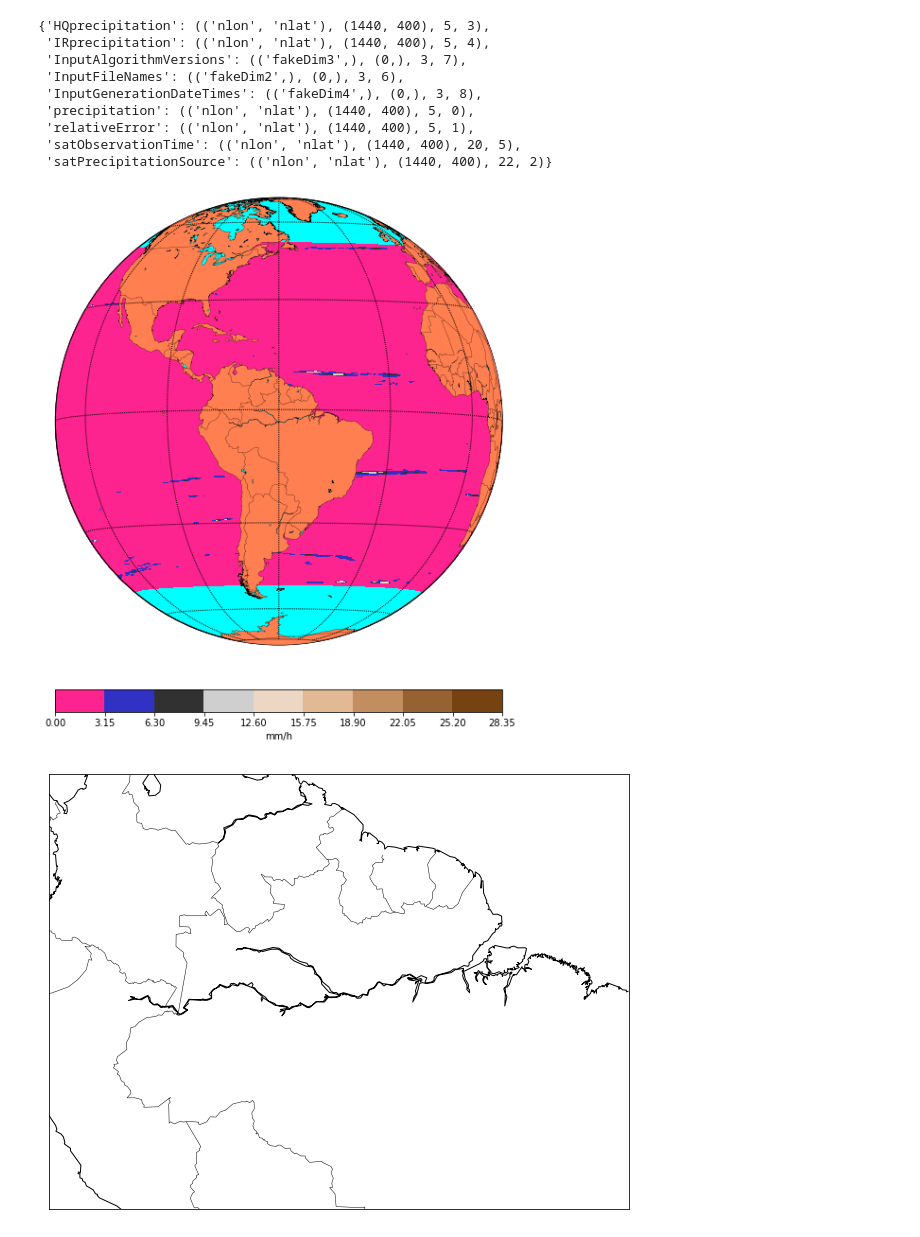
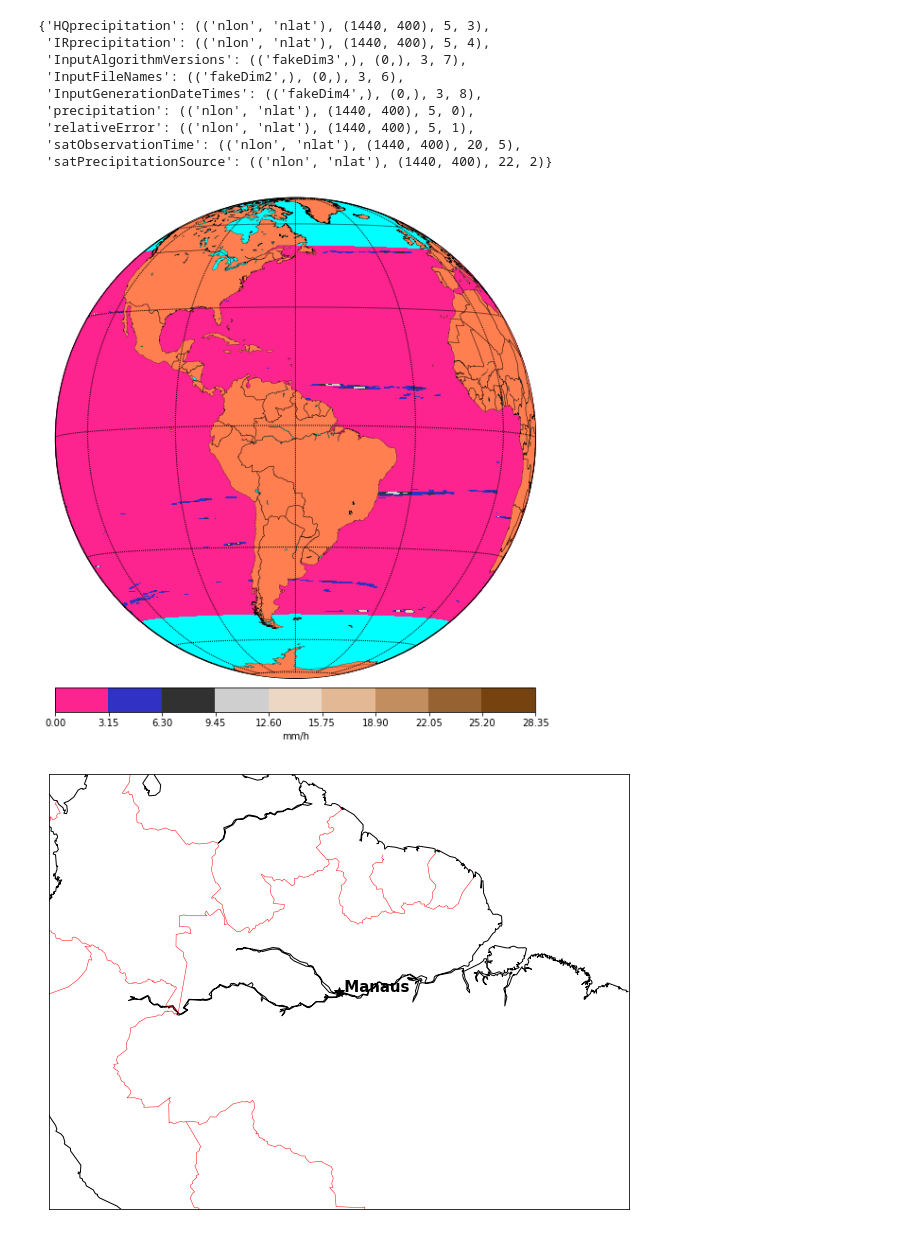
Before and after one commit to andre1cps/doctoral_thesis, a Jupyter notebook: rainfall/rainfall_studies.ipynb, the cells around one changed output. Saved outputs shown, nothing was run; the diff lists cells and outputs as text; code cells hidden in the pictures.

Commit message:
Update rainfall_studies

```diff
--- a/rainfall/rainfall_studies.ipynb
+++ b/rainfall/rainfall_studies.ipynb
@@ -16,7 +18,7 @@ warnings.filterwarnings('ignore')
 %matplotlib inline
 # %%
 # Open file.
-directory = '/home/alexsandro/Dropbox/doutorado/rainfall_data/'
+directory = '/home/alex/Dropbox/doutorado/rainfall_data/'
 file = '3B42.20161231.00.7.HDF'
 hdf = SD(directory + file)
 
@@ -46,29 +48,29 @@ lon = np.linspace(-50, 50, lon_size)
 # %%
 # Testing how to draw a map with precipitation values around the World.
 # Make the map.
 map = Basemap(projection='ortho',
               lon_0=-60, lat_0=-3,
               resolution='l')
 plt.figure(figsize=(16, 10))
 map.drawcoastlines(linewidth=0.25)
-map.drawcountries(linewidth=0.25)
+map.drawcountries(linewidth=0.5)
 map.fillcontinents(color='coral',lake_color='aqua')
 map.drawmapboundary(fill_color='aqua')
 map.drawmeridians(np.arange(0,360,30))
 map.drawparallels(np.arange(-90,90,30));
 
 # Put data on the map.
 lat = np.linspace(-50, 50, lat_size)
 lon = np.linspace(0, 360, lon_size)
 LAT, LON = np.meshgrid(lat, lon)
 Z = data.T
 X, Y = map(LON, LAT)
 clevs = np.linspace(np.min(data), np.max(data), 10)
 cs = map.contourf(X, Y, Z, clevs, cmap=cm.s3pcpn)
-cbar = map.colorbar(cs,location='bottom',pad="10%")
+cbar = map.colorbar(cs,location='bottom',pad="2%")
 cbar.set_label('mm/h')
 # %% [output]
-[figure, old version]
+[figure, new version]
 # %%
 # Testing how to draw a map with precipitation values around Manaus.
 m = Basemap(projection='stere',
@@ -76,11 +78,14 @@ m = Basemap(projection='stere',
             width=4000e3, height=3000e3,
             rsphere=6371e3, resolution='l', area_thresh=10000)
 plt.figure(figsize=(16, 8));
+x, y = m(-60, -3)
 m.drawcoastlines()
 # m.drawstates()
-m.drawcountries();
+m.drawcountries(color='red');
+plt.plot(x, y, '*k', markersize=10)
+plt.text(x, y, ' Manaus', fontsize=15, fontweight='bold', color='black');
 # %% [output]
-[figure, old version]
+[figure, new version]
 # %%
 # Draw a approximately Manaus centered map.
 m = Basemap(projection='lcc', resolution=None,
```
Also changed, not shown: parts of 2 cells of this notebook.
